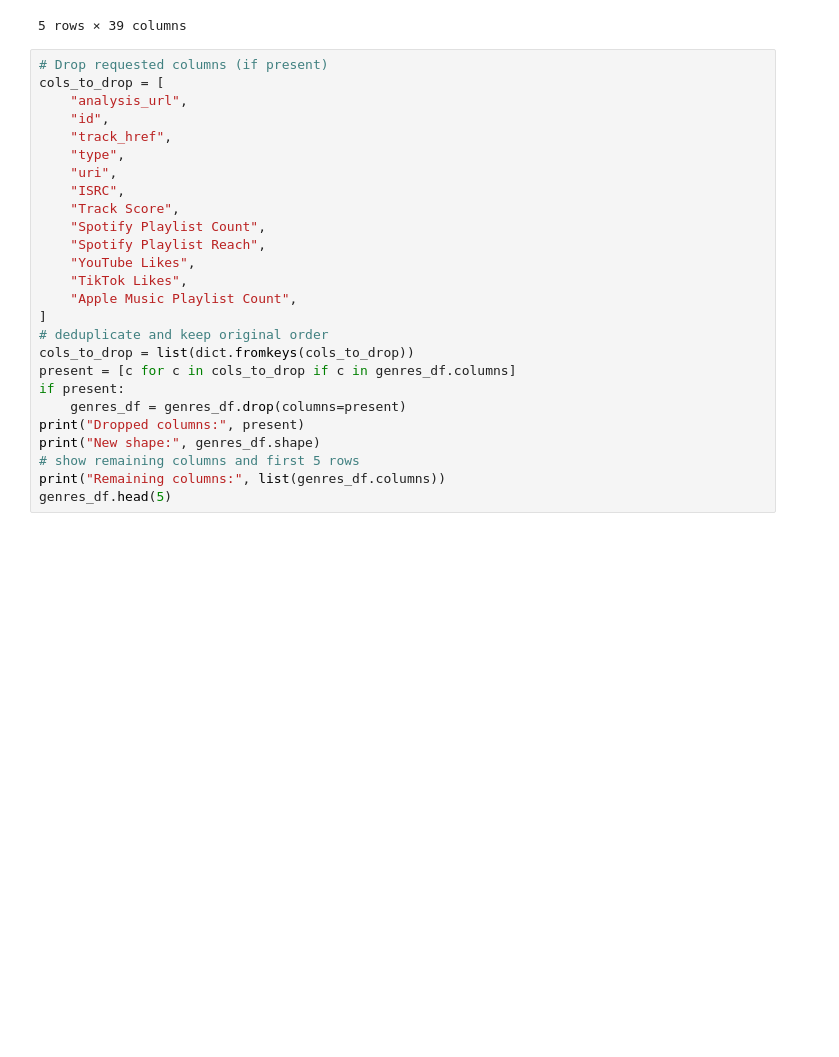
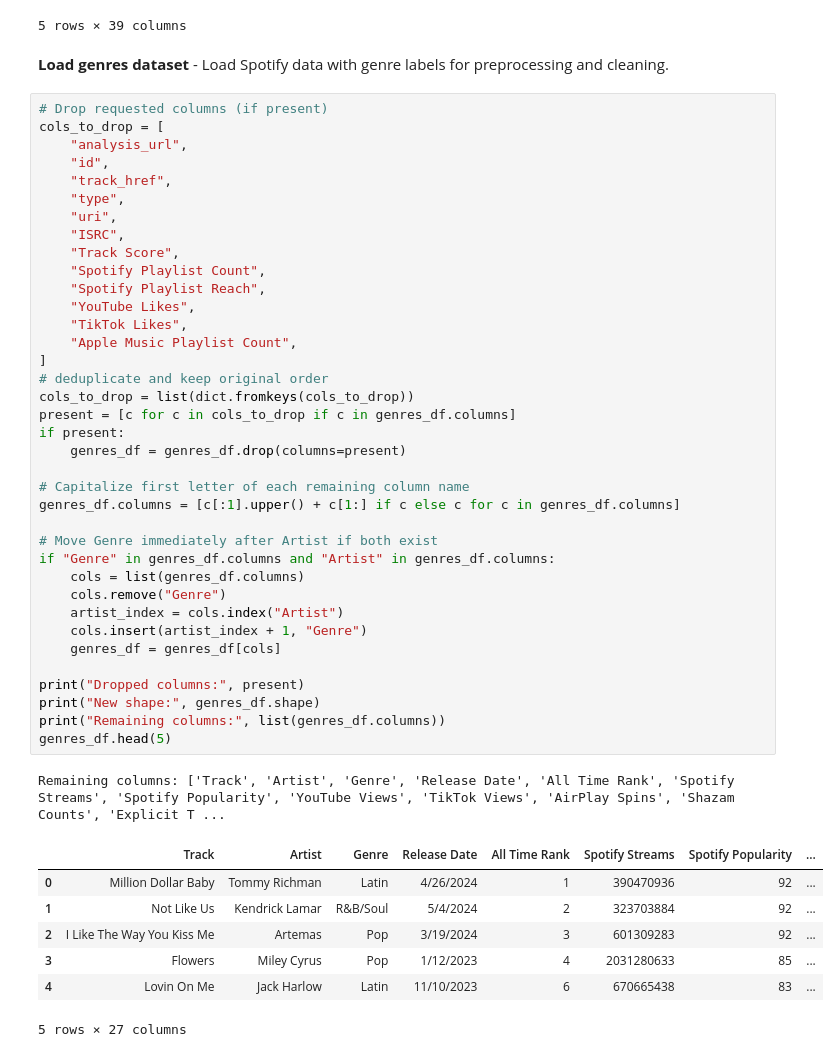
Before and after one commit to mhananem/Spotify-Machine-Learning-Project, a Jupyter notebook: notebooks/2_data_load_api_preprocessing.ipynb, the cells around one changed output. Drawn from its saved outputs; the diff is of its cells as text; blank space fills up the shorter version.

```diff
--- a/notebooks/2_data_load_api_preprocessing.ipynb
+++ b/notebooks/2_data_load_api_preprocessing.ipynb
@@ -431,29 +441,51 @@ Shape: (3056, 39)
 | 3 | Flowers | Miley Cyrus | 1/12/2023 | USSM12209777 | 4 | 444.9 | 2031280633 | ... |
 | 4 | Lovin On Me | Jack Harlow | 11/10/2023 | USAT22311371 | 6 | 410.1 | 670665438 | ... |
 5 rows × 39 columns
+# %% [markdown]
+**Load genres dataset** - Load Spotify data with genre labels for preprocessing and cleaning.
 # %%
 # Drop requested columns (if present)
 cols_to_drop = [
     "analysis_url",
     "id",
     "track_href",
     "type",
     "uri",
     "ISRC",
     "Track Score",
     "Spotify Playlist Count",
     "Spotify Playlist Reach",
     "YouTube Likes",
     "TikTok Likes",
     "Apple Music Playlist Count",
 ]
 # deduplicate and keep original order
 cols_to_drop = list(dict.fromkeys(cols_to_drop))
 present = [c for c in cols_to_drop if c in genres_df.columns]
 if present:
     genres_df = genres_df.drop(columns=present)
+
+# Capitalize first letter of each remaining column name
+genres_df.columns = [c[:1].upper() + c[1:] if c else c for c in genres_df.columns]
+
+# Move Genre immediately after Artist if both exist
+if "Genre" in genres_df.columns and "Artist" in genres_df.columns:
+    cols = list(genres_df.columns)
+    cols.remove("Genre")
+    artist_index = cols.index("Artist")
+    cols.insert(artist_index + 1, "Genre")
+    genres_df = genres_df[cols]
+
 print("Dropped columns:", present)
 print("New shape:", genres_df.shape)
-# show remaining columns and first 5 rows
 print("Remaining columns:", list(genres_df.columns))
 genres_df.head(5)
+# %% [output]
+Remaining columns: ['Track', 'Artist', 'Genre', 'Release Date', 'All Time Rank', 'Spotify Streams', 'Spotify Popularity', 'YouTube Views', 'TikTok Views', 'AirPlay Spins', 'Shazam Counts', 'Explicit T ...
+|  | Track | Artist | Genre | Release Date | All Time Rank | Spotify Streams | Spotify Popularity | ... |
+| 0 | Million Dollar Baby | Tommy Richman | Latin | 4/26/2024 | 1 | 390470936 | 92 | ... |
+| 1 | Not Like Us | Kendrick Lamar | R&B/Soul | 5/4/2024 | 2 | 323703884 | 92 | ... |
+| 2 | I Like The Way You Kiss Me | Artemas | Pop | 3/19/2024 | 3 | 601309283 | 92 | ... |
+| 3 | Flowers | Miley Cyrus | Pop | 1/12/2023 | 4 | 2031280633 | 85 | ... |
+| 4 | Lovin On Me | Jack Harlow | Latin | 11/10/2023 | 6 | 670665438 | 83 | ... |
+5 rows × 27 columns
```
Also changed, not shown: parts of 17 cells of this notebook.
